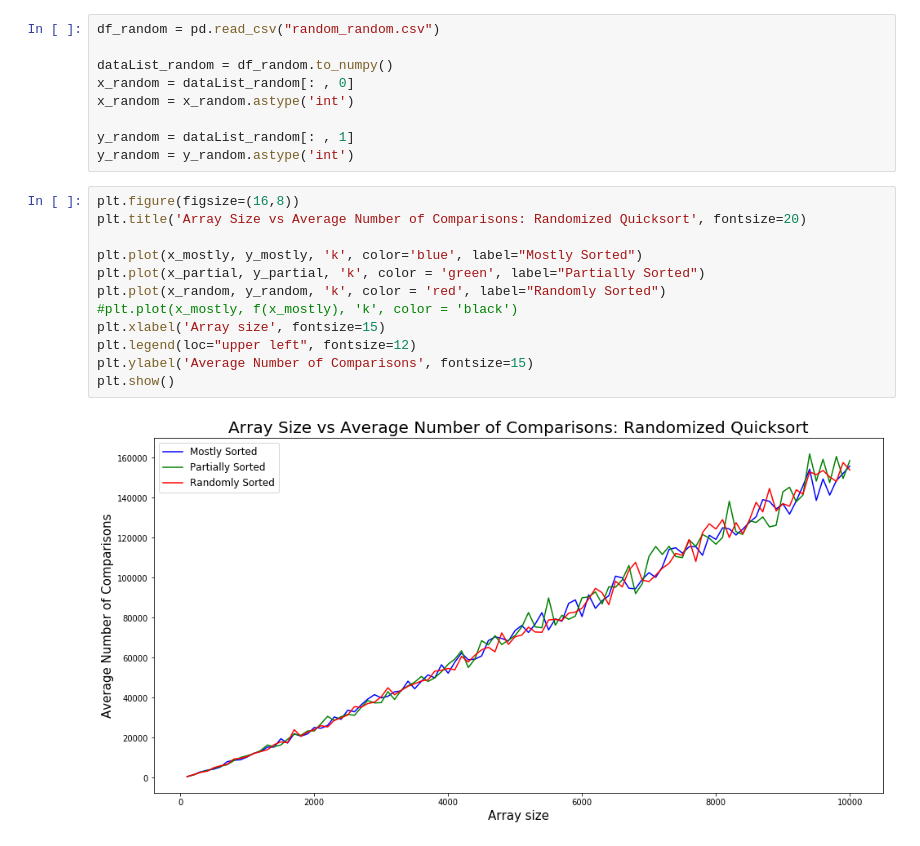
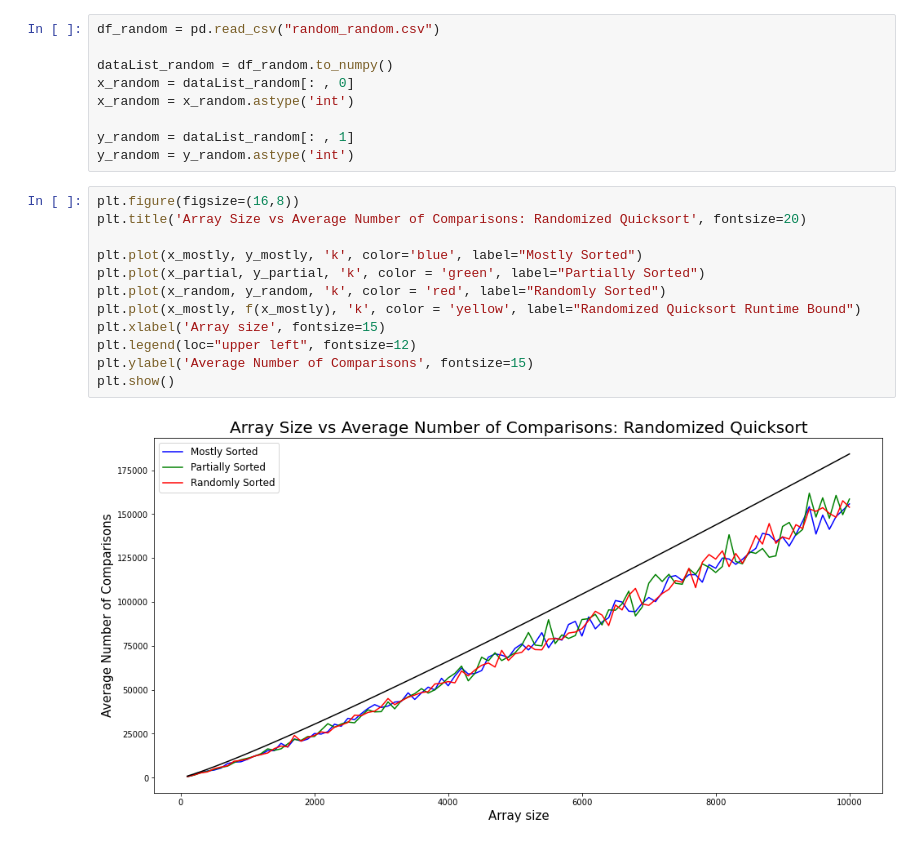
Before and after one commit to nathanielcrosby/QuickSort, a Jupyter notebook: random_graph.ipynb, the cells around one changed output. Drawn from its saved outputs; the diff is of its cells as text.

Commit message:
Added the randomized quicksort runtime bound

```diff
--- a/random_graph.ipynb
+++ b/random_graph.ipynb
@@ -35,14 +35,14 @@ y_random = y_random.astype('int')
 # %%
 plt.figure(figsize=(16,8))
 plt.title('Array Size vs Average Number of Comparisons: Randomized Quicksort', fontsize=20)
 
 plt.plot(x_mostly, y_mostly, 'k', color='blue', label="Mostly Sorted")
 plt.plot(x_partial, y_partial, 'k', color = 'green', label="Partially Sorted")
 plt.plot(x_random, y_random, 'k', color = 'red', label="Randomly Sorted")
-#plt.plot(x_mostly, f(x_mostly), 'k', color = 'black')
+plt.plot(x_mostly, f(x_mostly), 'k', color = 'yellow', label="Randomized Quicksort Runtime Bound")
 plt.xlabel('Array size', fontsize=15)
 plt.legend(loc="upper left", fontsize=12)
 plt.ylabel('Average Number of Comparisons', fontsize=15)
 plt.show()
 # %% [output]
-[figure, old version]
+[figure, new version]
```
Also changed, not shown: 1 other file.
